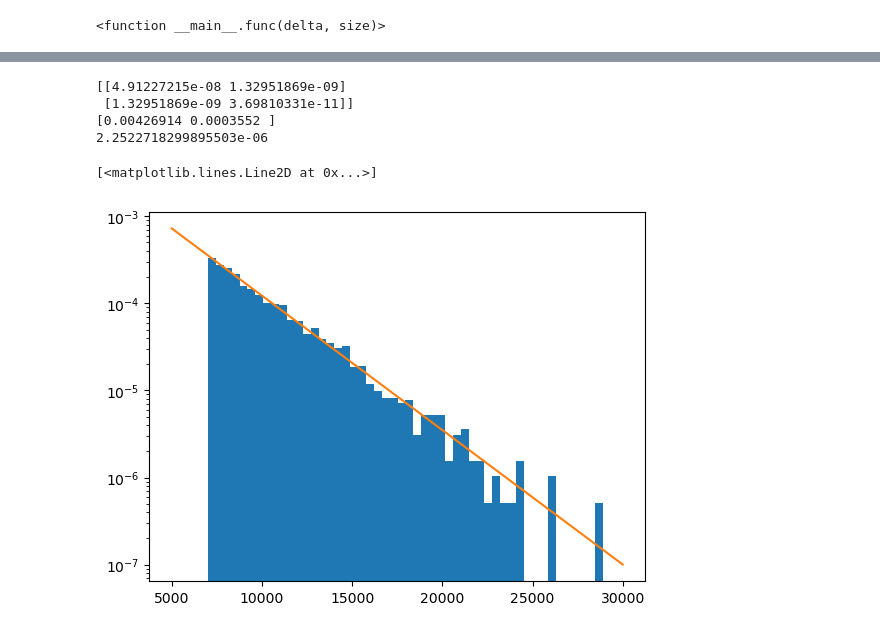
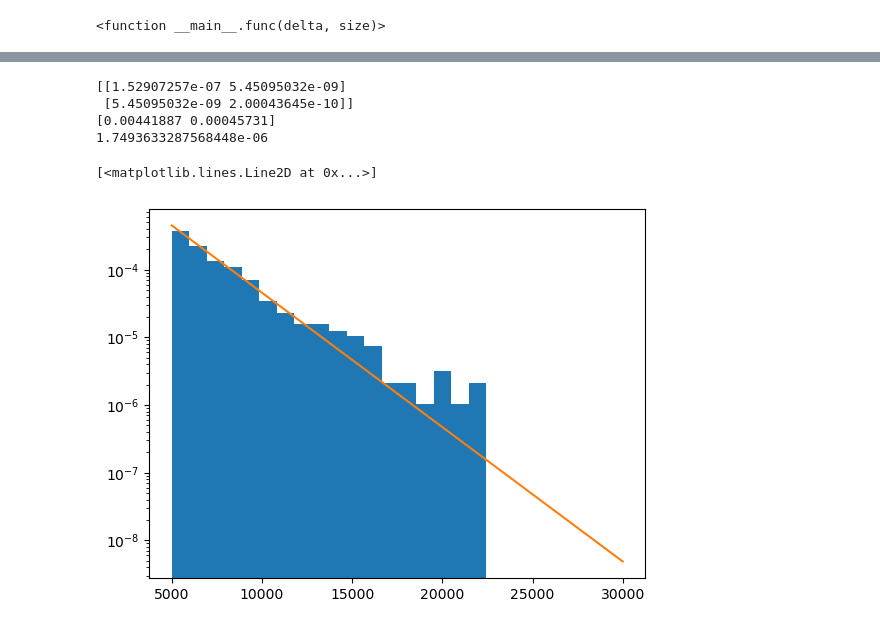
Before and after one commit to Modularius/supermusr-data-pipeline, a Jupyter notebook: trace-to-dsp-events/Python/jupyter.ipynb, the cells around one changed output, grey strips where cells are left out. Cells and saved outputs as stored; diff of their text form; code cells hidden in the pictures.

```diff
--- a/trace-to-dsp-events/Python/jupyter.ipynb
+++ b/trace-to-dsp-events/Python/jupyter.ipynb
@@ -177,10 +177,10 @@ def create_plot(data, I):
     return fig,ax
 # %%
 from ipywidgets import interact, widgets
-
-data = [get_trace_file('Saves/output_baselined.csv'),
-        get_trace_file('Saves/output_smoothed.csv'),
-        get_event_file('Saves/output_pulses.csv')]
+index = 0
+data = [get_trace_file(f'Saves/output{index}_baselined.csv'),
+        get_trace_file(f'Saves/output{index}_smoothed.csv'),
+        get_event_file(f'Saves/output{index}_pulses.csv')]
 
 def func(delta, size):
     I = (delta,delta + size)
@@ -204,27 +204,28 @@ values, edges, _, = plt.hist(times, bins = 20, density = True, log = False)
 # %%
 times = [pulse.steepest_rise[0]
             for pulse in FileToPulseBasics(get_event_file('Saves/output_all_pulses.csv'))
-                if pulse.start[0] > 7000 and pulse.end[0] < 30000 and pulse.peak[1] > 0.3985
+                if pulse.start[0] > 5000
+                and pulse.peak[1] > 0.39965
         ]
-values, edges, _, = plt.hist(times, bins = 50, density = True, log = True)
+values, edges, _, = plt.hist(times, bins = 18, density = True, log = True)
 
 from scipy.optimize import curve_fit
 def func(x, a, b):
     return a*np.exp(-b*x)
 
 pos = np.array([(e1 + e2)/2 for (e1,e2) in zip(edges[:-1],edges[1:])])
 
 popt, pcov = curve_fit(func, pos, values, p0 = (1.0,0.0))
 print(pcov)
 print(popt)
 print(8e-10/popt[1])
 
 X = np.linspace(5000,30000)
 plt.plot(X,func(X, *popt))
 # %% [output]
-[[4.91227215e-08 1.32951869e-09]
- [1.32951869e-09 3.69810331e-11]]
-[0.00426914 0.0003552 ]
-2.2522718299895503e-06
+[[1.52907257e-07 5.45095032e-09]
+ [5.45095032e-09 2.00043645e-10]]
+[0.00441887 0.00045731]
+1.7493633287568448e-06
 [<matplotlib.lines.Line2D at 0x...>]
-[figure, old version]
+[figure, new version]
```
Also changed, not shown: parts of 2 cells of this notebook, 3 other files.
